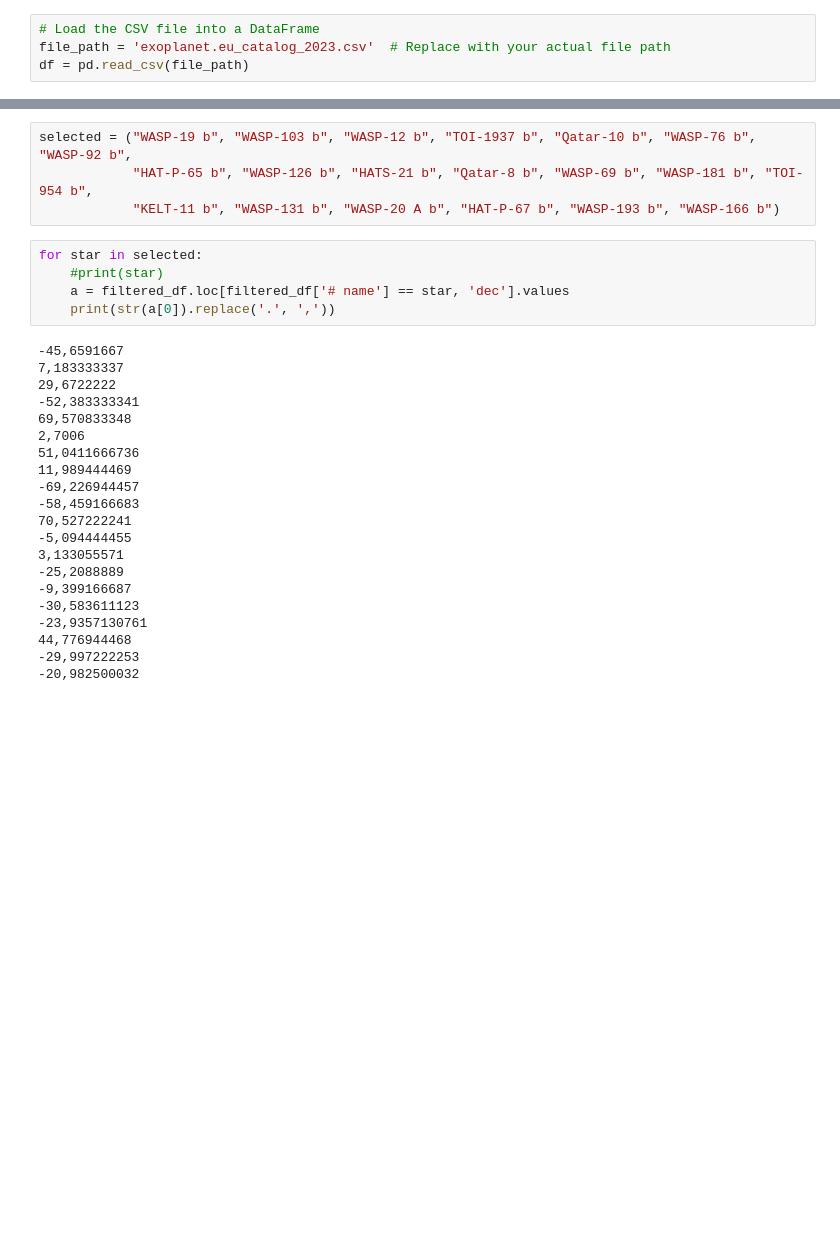
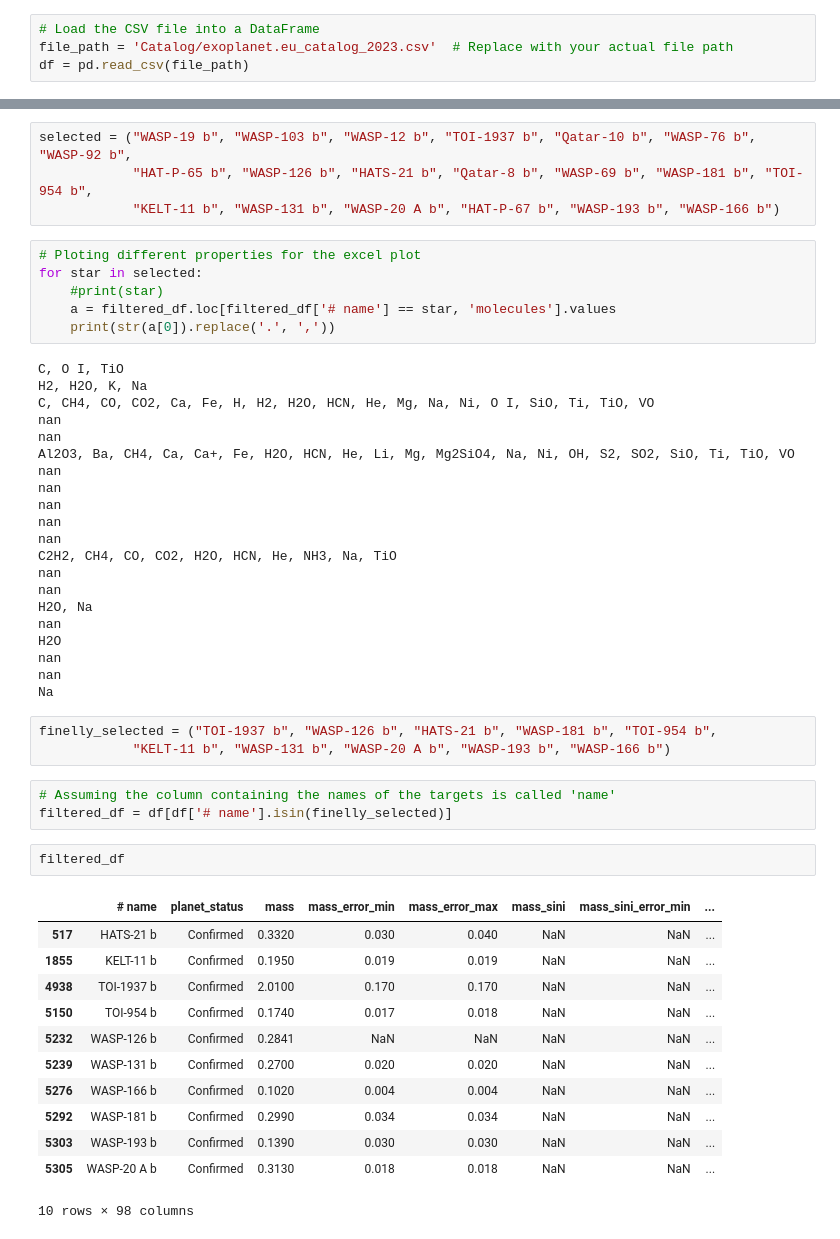
Before and after one commit to RicardoRamirezReyes/ExoPlan, a Jupyter notebook: ipython_notebook/1-Population Observation/EU Exoplanet population Interactive-Selecting.ipynb, the cells around one changed output, grey strips where cells are left out. Cells and saved outputs as stored; diff of their text form; blank space fills up the shorter version.

Commit message:
Nuevo código Interacción planetaria

```diff
--- a/ipython_notebook/1-Population Observation/EU Exoplanet population Interactive-Selecting.ipynb
+++ b/ipython_notebook/1-Population Observation/EU Exoplanet population Interactive-Selecting.ipynb
@@ -19,7 +19,7 @@ import plotly.express as px
 import pandas as pd
 # %%
 # Load the CSV file into a DataFrame
-file_path = 'exoplanet.eu_catalog_2023.csv'  # Replace with your actual file path
+file_path = 'Catalog/exoplanet.eu_catalog_2023.csv'  # Replace with your actual file path
 df = pd.read_csv(file_path)
 # %%
 # Constants
@@ -321,28 +317,50 @@ selected = ("WASP-19 b", "WASP-103 b", "WASP-12 b", "TOI-1937 b", "Qatar-10 b",
             "HAT-P-65 b", "WASP-126 b", "HATS-21 b", "Qatar-8 b", "WASP-69 b", "WASP-181 b", "TOI-954 b",
             "KELT-11 b", "WASP-131 b", "WASP-20 A b", "HAT-P-67 b", "WASP-193 b", "WASP-166 b")
 # %%
+# Ploting different properties for the excel plot
 for star in selected:
     #print(star)
-    a = filtered_df.loc[filtered_df['# name'] == star, 'dec'].values
+    a = filtered_df.loc[filtered_df['# name'] == star, 'molecules'].values
     print(str(a[0]).replace('.', ','))
 # %% [output]
--45,6591667
-7,183333337
-29,6722222
--52,383333341
-69,570833348
-2,7006
-51,0411666736
-11,989444469
--69,226944457
--58,459166683
-70,527222241
--5,094444455
-3,133055571
--25,2088889
--9,399166687
--30,583611123
--23,9357130761
-44,776944468
--29,997222253
--20,982500032
+C, O I, TiO
+H2, H2O, K, Na
+C, CH4, CO, CO2, Ca, Fe, H, H2, H2O, HCN, He, Mg, Na, Ni, O I, SiO, Ti, TiO, VO
+nan
+nan
+Al2O3, Ba, CH4, Ca, Ca+, Fe, H2O, HCN, He, Li, Mg, Mg2SiO4, Na, Ni, OH, S2, SO2, SiO, Ti, TiO, VO
+nan
+nan
+nan
+nan
+nan
+C2H2, CH4, CO, CO2, H2O, HCN, He, NH3, Na, TiO
+nan
+nan
+H2O, Na
+nan
+H2O
+nan
+nan
+Na
+# %%
+finelly_selected = ("TOI-1937 b", "WASP-126 b", "HATS-21 b", "WASP-181 b", "TOI-954 b",
+            "KELT-11 b", "WASP-131 b", "WASP-20 A b", "WASP-193 b", "WASP-166 b")
+# %%
+# Assuming the column containing the names of the targets is called 'name'
+filtered_df = df[df['# name'].isin(finelly_selected)]
+# %%
+filtered_df
+# %% [output]
+|  | # name | planet_status | mass | mass_error_min | mass_error_max | mass_sini | mass_sini_error_min | ... |
+| 517 | HATS-21 b | Confirmed | 0.3320 | 0.030 | 0.040 | NaN | NaN | ... |
+| 1855 | KELT-11 b | Confirmed | 0.1950 | 0.019 | 0.019 | NaN | NaN | ... |
+| 4938 | TOI-1937 b | Confirmed | 2.0100 | 0.170 | 0.170 | NaN | NaN | ... |
+| 5150 | TOI-954 b | Confirmed | 0.1740 | 0.017 | 0.018 | NaN | NaN | ... |
+| 5232 | WASP-126 b | Confirmed | 0.2841 | NaN | NaN | NaN | NaN | ... |
+| 5239 | WASP-131 b | Confirmed | 0.2700 | 0.020 | 0.020 | NaN | NaN | ... |
+| 5276 | WASP-166 b | Confirmed | 0.1020 | 0.004 | 0.004 | NaN | NaN | ... |
+| 5292 | WASP-181 b | Confirmed | 0.2990 | 0.034 | 0.034 | NaN | NaN | ... |
+| 5303 | WASP-193 b | Confirmed | 0.1390 | 0.030 | 0.030 | NaN | NaN | ... |
+| 5305 | WASP-20 A b | Confirmed | 0.3130 | 0.018 | 0.018 | NaN | NaN | ... |
+10 rows × 98 columns
```
Also changed, not shown: parts of 4 cells of this notebook, 3 other files.
